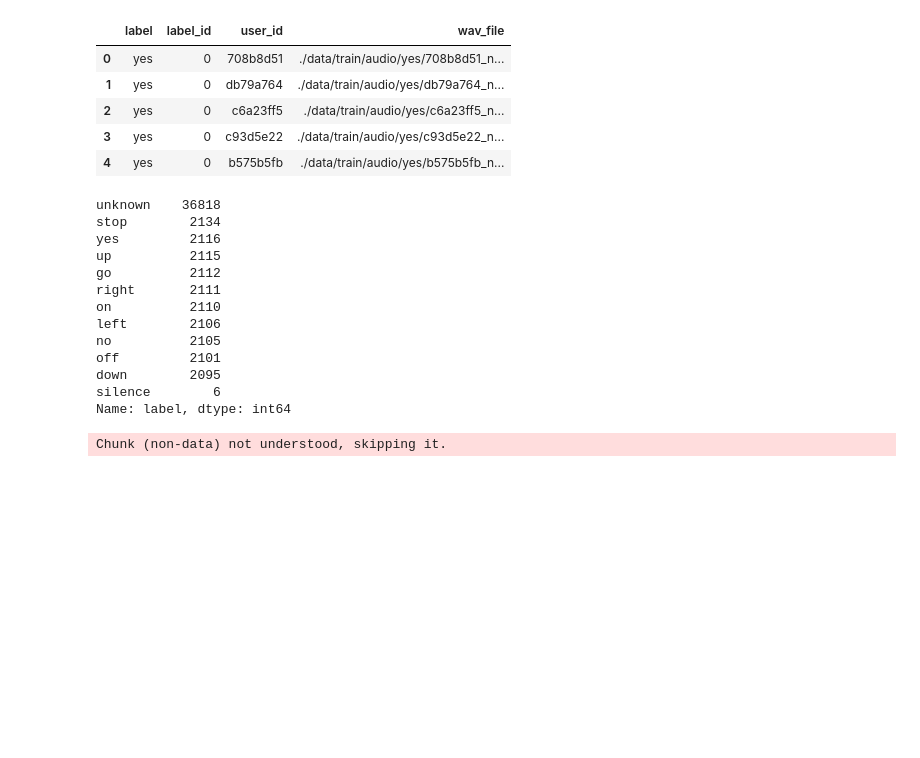
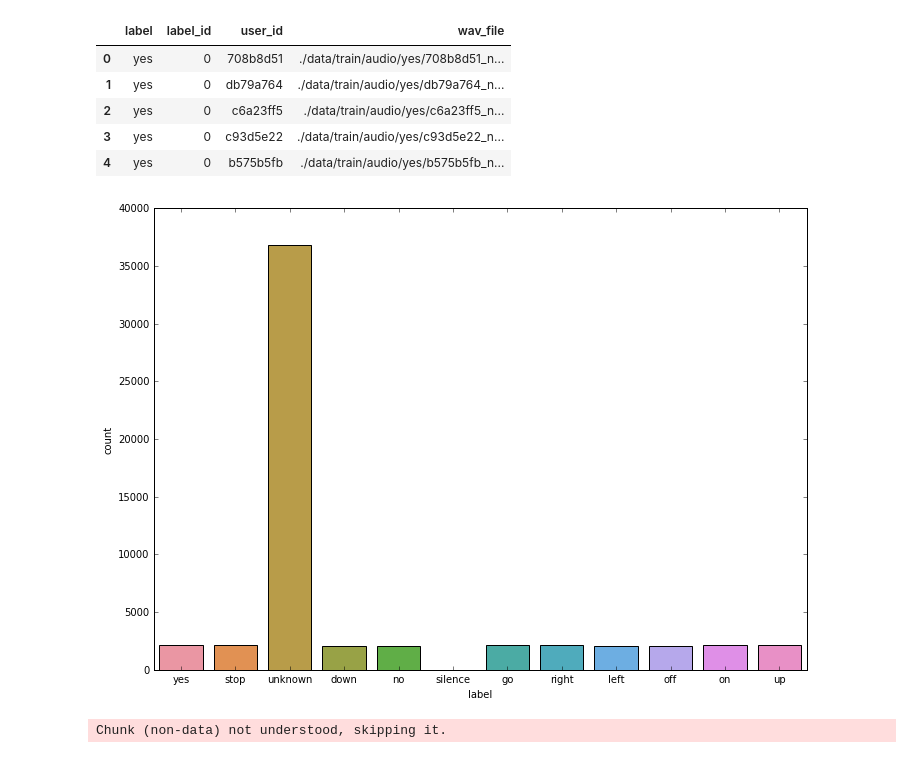
Before and after one commit to Didayolo/speech-recognition, a Jupyter notebook: keras_model.ipynb, the cells around one changed output. Drawn from its saved outputs; the diff is of its cells as text; code cells hidden in the pictures; blank space fills up the shorter version.

```diff
--- a/keras_model.ipynb
+++ b/keras_model.ipynb
@@ -119,22 +119,13 @@ train_df.head()
 | 2 | yes | 0 | c6a23ff5 | ./data/train/audio/yes/c6a23ff5_n... |
 | 3 | yes | 0 | c93d5e22 | ./data/train/audio/yes/c93d5e22_n... |
 | 4 | yes | 0 | b575b5fb | ./data/train/audio/yes/b575b5fb_n... |
-# %%
-train_df.label.value_counts()
-# %% [output]
-unknown    36818
-stop        2134
-yes         2116
-up          2115
-go          2112
-right       2111
-on          2110
-left        2106
-no          2105
-off         2101
-down        2095
-silence        6
-Name: label, dtype: int64
+# %%
+fig, ax = plt.subplots()
+# the size of A4 paper
+fig.set_size_inches(11.7, 8.27)
+sns.countplot(x="label", data=train_df)
+# %% [output]
+[figure, added]
 # %%
 silence_files = train_df[train_df.label == 'silence']
 train_df      = train_df[train_df.label != 'silence']
```
